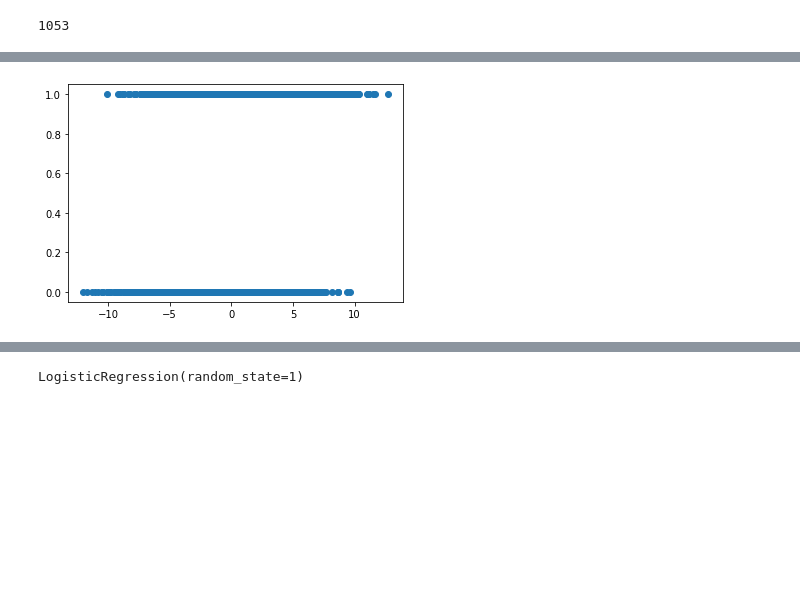
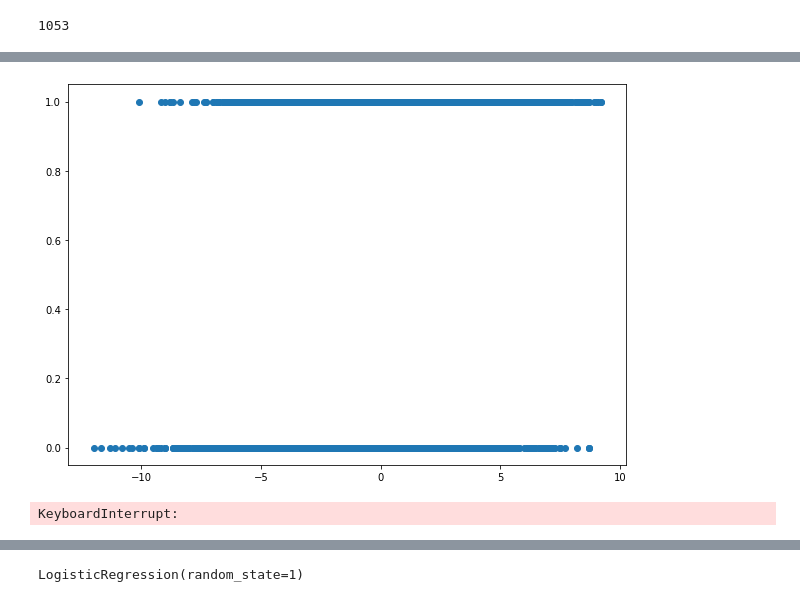
Before and after one commit to kylegross/League_of_Legends, a Jupyter notebook: ETL_code.ipynb, the cells around one changed output, grey strips where cells are left out. Drawn from its saved outputs; the diff is of its cells as text; code cells hidden in the pictures; blank space fills up the shorter version.

Commit message:
added models plus more cleaning

```diff
--- a/ETL_code.ipynb
+++ b/ETL_code.ipynb
@@ -228,8 +282,9 @@ plt.show()
 # %%
+plt.figure(figsize=(10,7))
 plt.scatter(diff_df.blueCSPerMin_diff,diff_df.blueWins)
 plt.show()
 # %% [output]
-[figure, old version]
+[figure, new version]
 # %%
 #create the variables
 y = diff_df['blueWins']
@@ -242,4 +297,16 @@ scaler = StandardScaler()
 X_scaler = scaler.fit(X_train)
 X_train_scaled = X_scaler.transform(X_train)
 X_test_scaled = X_scaler.transform(X_test)
+# %%
+#create for loop to check what is the best n_estimator
+result_values =[]
+for i in range(1,200):
+    rf_model = RandomForestClassifier(n_estimators=i,random_state=1)
+    rf_model.fit(X_train_scaled,y_train)
+    y_pred=rf_model.predict(X_test_scaled)
+    result_values.append(balanced_accuracy_score(y_test,y_pred))
+plt.plot(range(1,200),result_values)
+plt.show()
+# %% [output]
+KeyboardInterrupt:
 # %%
```
Also changed, not shown: parts of 35 cells of this notebook.
